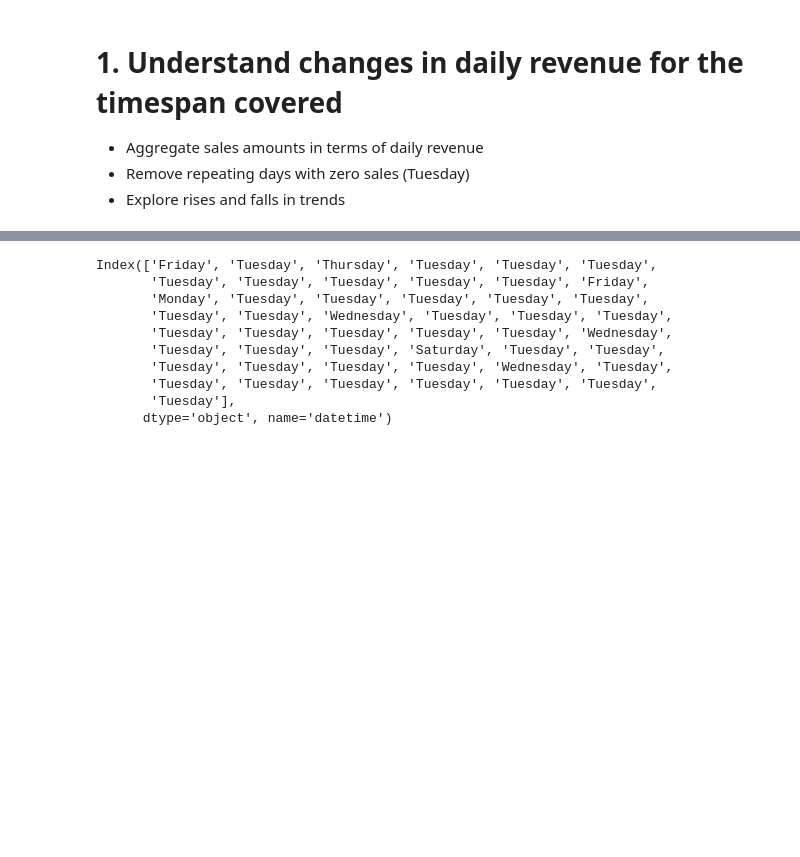
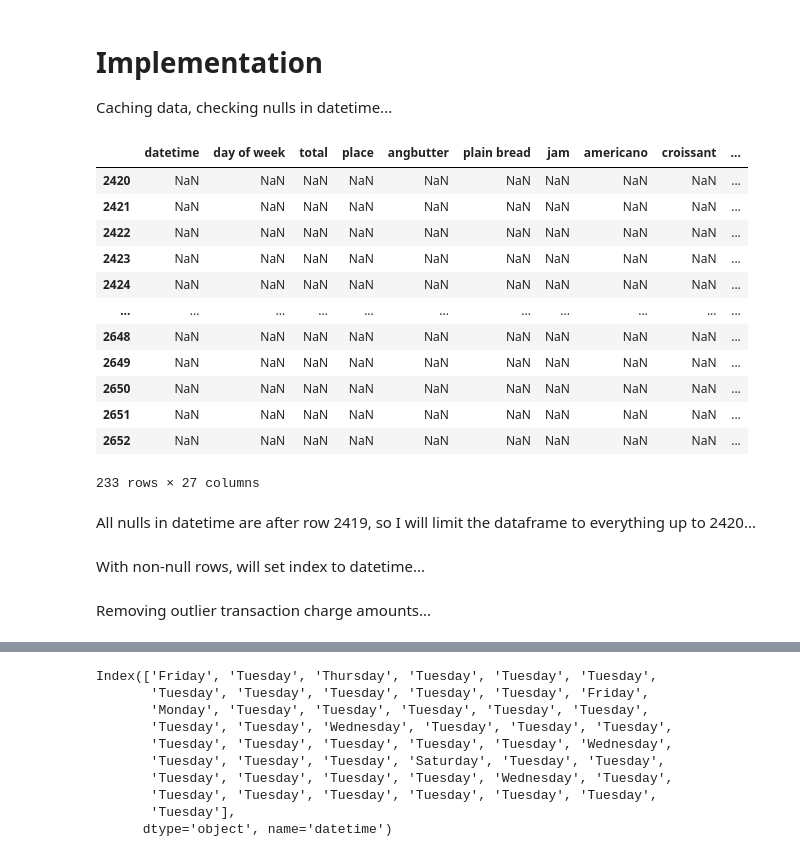
Before and after one commit to JacobPaxton/bakery-sales, a Jupyter notebook: wrangle.ipynb, the cells around one changed output, grey strips where cells are left out. Saved outputs shown, nothing was run; the diff lists cells and outputs as text; code cells hidden in the pictures; blank space fills up the shorter version.

Commit message:
add univariate dists, create explore structure and steps

```diff
--- a/wrangle.ipynb
+++ b/wrangle.ipynb
@@ -31,9 +45,29 @@ import matplotlib.pyplot as plt
 import seaborn as sns
 
 import wrangle
-# %% [markdown]
-# 1. Understand changes in daily revenue for the timespan covered
-- Aggregate sales amounts in terms of daily revenue
-- Remove repeating days with zero sales (Tuesday)
-- Explore rises and falls in trends
+# %% [markdown]
+# Implementation
+Caching data, checking nulls in datetime...
+# %%
+# initial acquisition
+sales = pd.read_csv('Bakery Sales.csv')
+prices = pd.read_csv('Bakery price.csv')
+# check for nulls in datetime
+sales[sales.datetime.isna()]
+# %% [output]
+|  | datetime | day of week | total | place | angbutter | plain bread | jam | americano | croissant | ... |
+| 2420 | NaN | NaN | NaN | NaN | NaN | NaN | NaN | NaN | NaN | ... |
+| 2421 | NaN | NaN | NaN | NaN | NaN | NaN | NaN | NaN | NaN | ... |
+| 2422 | NaN | NaN | NaN | NaN | NaN | NaN | NaN | NaN | NaN | ... |
+| 2423 | NaN | NaN | NaN | NaN | NaN | NaN | NaN | NaN | NaN | ... |
+| 2424 | NaN | NaN | NaN | NaN | NaN | NaN | NaN | NaN | NaN | ... |
+| ... | ... | ... | ... | ... | ... | ... | ... | ... | ... | ... |
+| 2648 | NaN | NaN | NaN | NaN | NaN | NaN | NaN | NaN | NaN | ... |
+| 2649 | NaN | NaN | NaN | NaN | NaN | NaN | NaN | NaN | NaN | ... |
+| 2650 | NaN | NaN | NaN | NaN | NaN | NaN | NaN | NaN | NaN | ... |
+| 2651 | NaN | NaN | NaN | NaN | NaN | NaN | NaN | NaN | NaN | ... |
+| 2652 | NaN | NaN | NaN | NaN | NaN | NaN | NaN | NaN | NaN | ... |
+233 rows × 27 columns
+# %% [markdown]
+All nulls in datetime are after row 2419, so I will limit the dataframe to everything up to 2420...
 # %%
@@ -42,8 +76,12 @@ sales, prices = wrangle.prep_explore()
+# %% [markdown]
+With non-null rows, will set index to datetime...
 # %%
 # index using datetime
 sales.index = pd.to_datetime(sales.datetime)
 # drop datetime column
 sales = sales.drop(columns='datetime')
+# %% [markdown]
+Removing outlier transaction charge amounts...
 # %%
 # use IQR to remove outliers in 'total' column
 q1, q3 = sales['total'].quantile([.25, .75])  # Get quartiles
```
Also changed, not shown: parts of 12 cells of this notebook.
